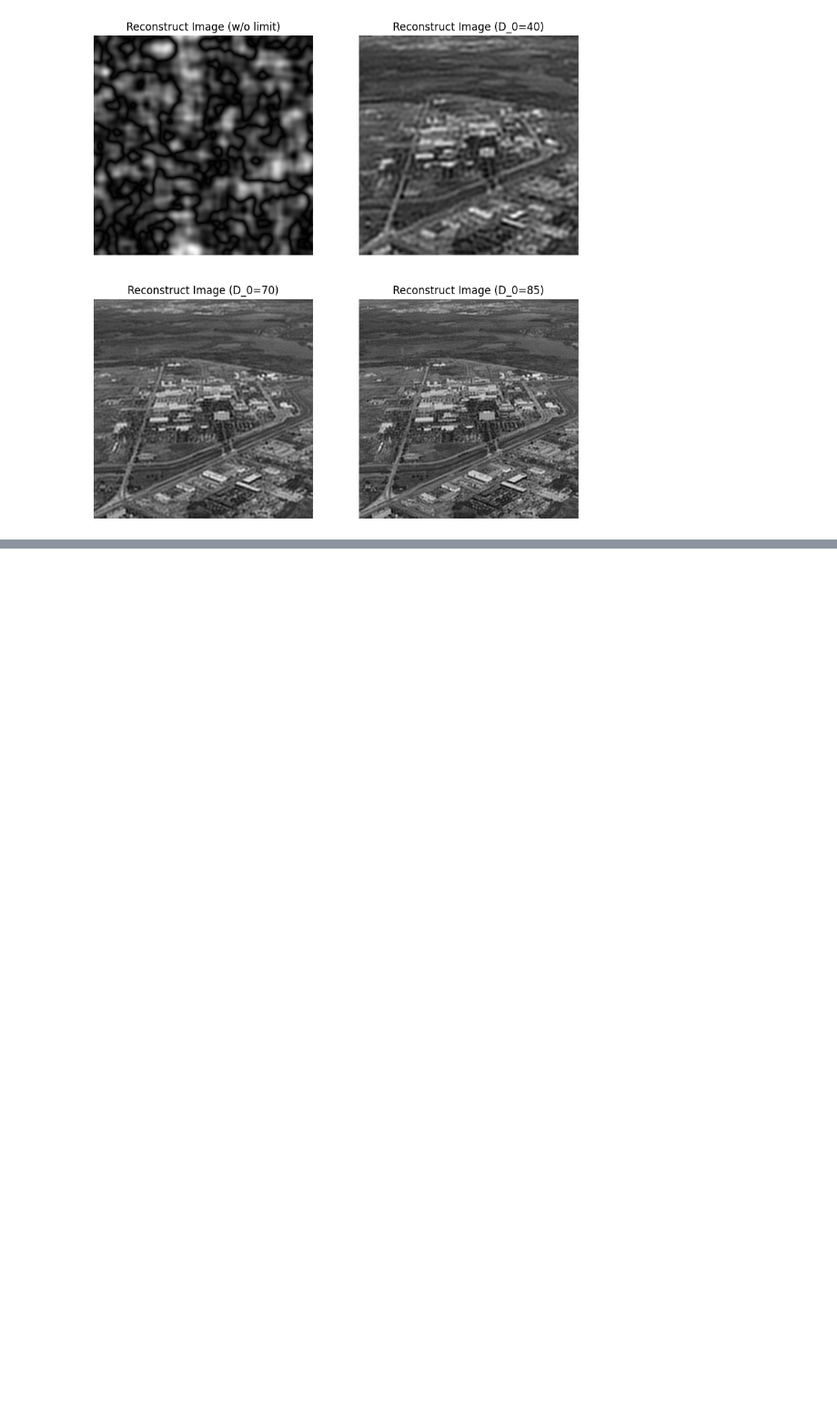
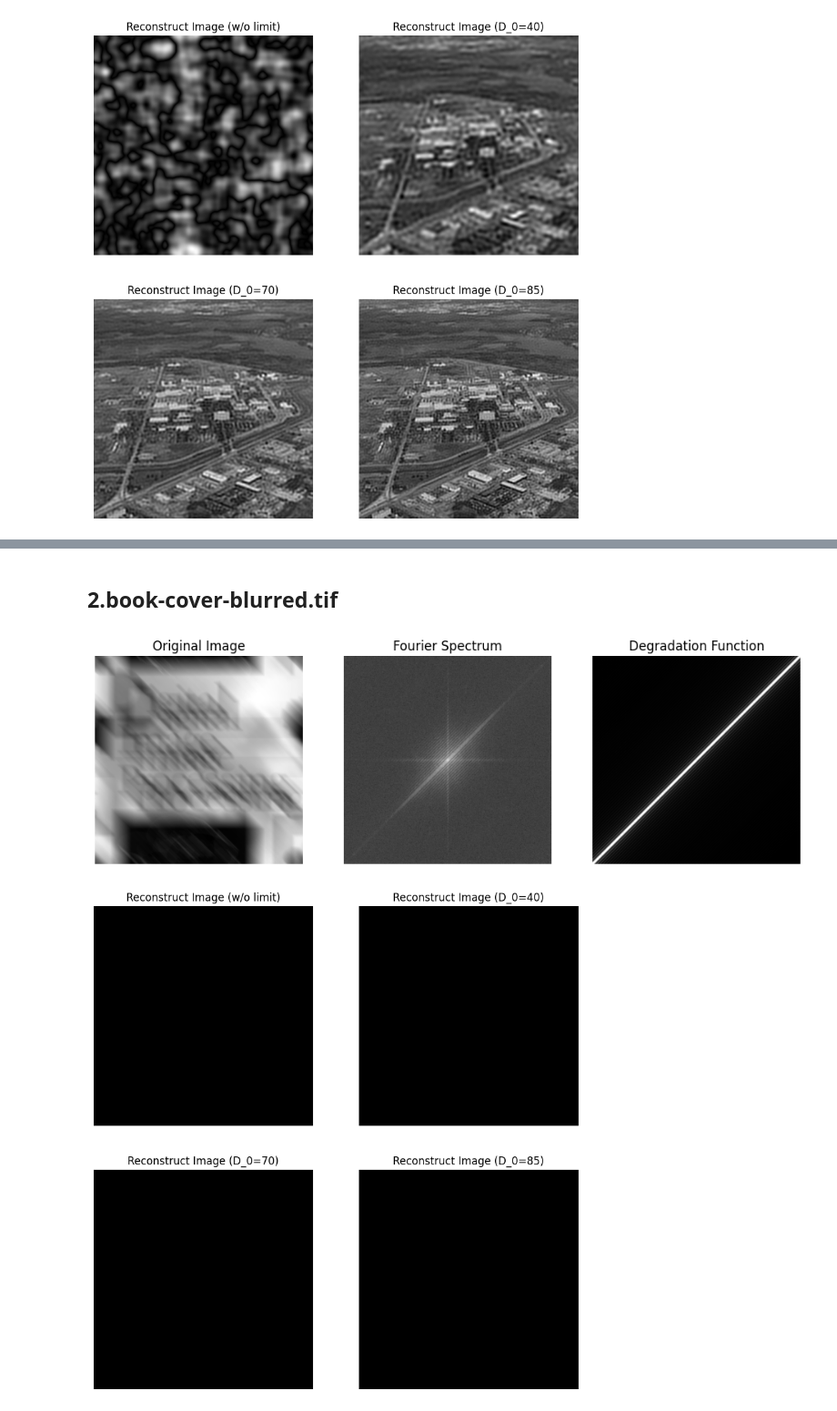
Before and after one commit to Vincent-Lien/NYCU_DIP_2024, a Jupyter notebook: HW5-1/HW5-1_code.ipynb, the cells around one changed output, grey strips where cells are left out. Shown at 91% size. Saved outputs shown, nothing was run; the diff lists cells and outputs as text; code cells hidden in the pictures; blank space fills up the shorter version.

```diff
--- a/HW5-1/HW5-1_code.ipynb
+++ b/HW5-1/HW5-1_code.ipynb
@@ -123,0 +176,7 @@ inverse_filtering(img1, H=degradation_func1(img1), mode='format')
+# %% [markdown]
+## 2.book-cover-blurred.tif
+# %%
+inverse_filtering(img2, H=degradation_func2(img2), mode='format')
+# %% [output]
+[figure, added]
+[figure, added]
```
Also changed, not shown: parts of 2 cells of this notebook.
